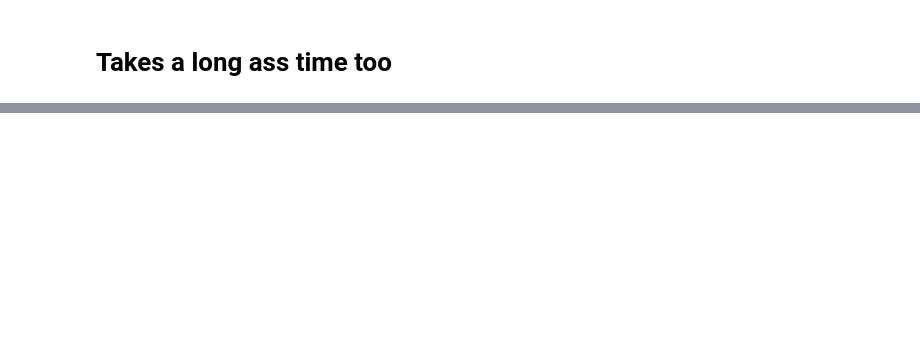
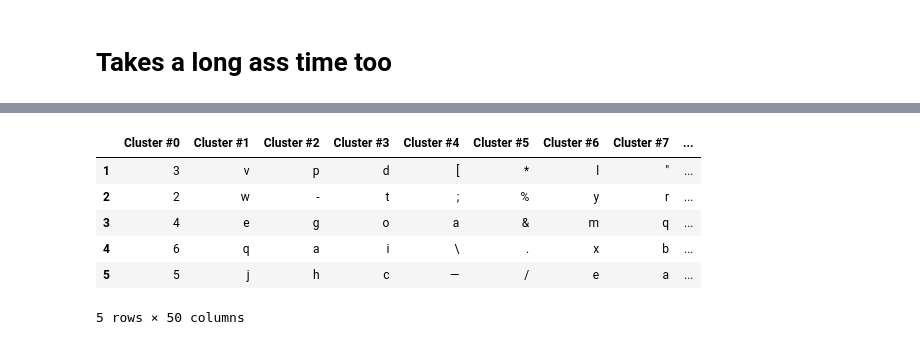
Before and after one commit to tdeason416/smu_capstone, a Jupyter notebook: files_to_kmeans_lda.ipynb, the cells around one changed output, grey strips where cells are left out. Saved outputs shown, nothing was run; the diff lists cells and outputs as text; code cells hidden in the pictures; blank space fills up the shorter version.

Commit message:
added word2vec

```diff
--- a/files_to_kmeans_lda.ipynb
+++ b/files_to_kmeans_lda.ipynb
@@ -255,0 +344,27 @@ Text(0.5, 1.0, '4 Clusters')
+# %%
+def clustering_on_wordvecs(word_vectors, num_clusters):
+    # Initalize a k-means object and use it to extract centroids
+    kmeans_clustering = KMeans(n_clusters = num_clusters, init='k-means++');
+    idx = kmeans_clustering.fit_predict(word_vectors);
+
+    return kmeans_clustering.cluster_centers_, idx;
+# %%
+centers, clusters = clustering_on_wordvecs(Z, 50);
+centroid_map = dict(zip(model.wv.index2word, clusters));
+# %%
+def get_top_words(index2word, k, centers, wordvecs):
+    tree = KDTree(wordvecs);
+#Closest points for each Cluster center is used to query the closest 20 points to it.
+    closest_points = [tree.query(np.reshape(x, (1, -1)), k=k) for x in centers];
+    closest_words_idxs = [x[1] for x in closest_points];
+#Word Index is queried for each position in the above array, and added to a Dictionary.
+    closest_words = {};
+    for i in range(0, len(closest_words_idxs)):
+        closest_words['Cluster #' + str(i)] = [index2word[j] for j in closest_words_idxs[i][0]]
+#A DataFrame is generated from the dictionary.
+    df = pd.DataFrame(closest_words);
+    df.index = df.index+1
+
+    return df;
+# %%
+top_words = get_top_words(model.wv.index2word, 5, centers, Z);
@@ -255,0 +406,10 @@ Text(0.5, 1.0, '4 Clusters')
+# %%
+top_words
+# %% [output]
+|  | Cluster #0 | Cluster #1 | Cluster #2 | Cluster #3 | Cluster #4 | Cluster #5 | Cluster #6 | Cluster #7 | ... |
+| 1 | 3 | v | p | d | [ | * | l | " | ... |
+| 2 | 2 | w | - | t | ; | % | y | r | ... |
+| 3 | 4 | e | g | o | a | & | m | q | ... |
+| 4 | 6 | q | a | i | \ | . | x | b | ... |
+| 5 | 5 | j | h | c | — | / | e | a | ... |
+5 rows × 50 columns
```
Also changed, not shown: parts of 8 cells of this notebook.
